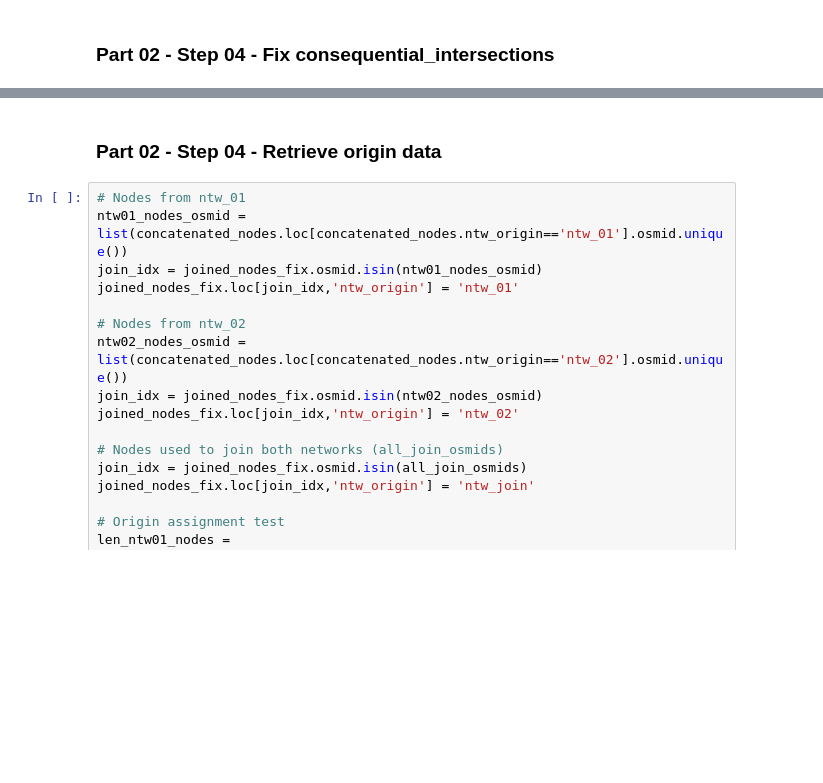
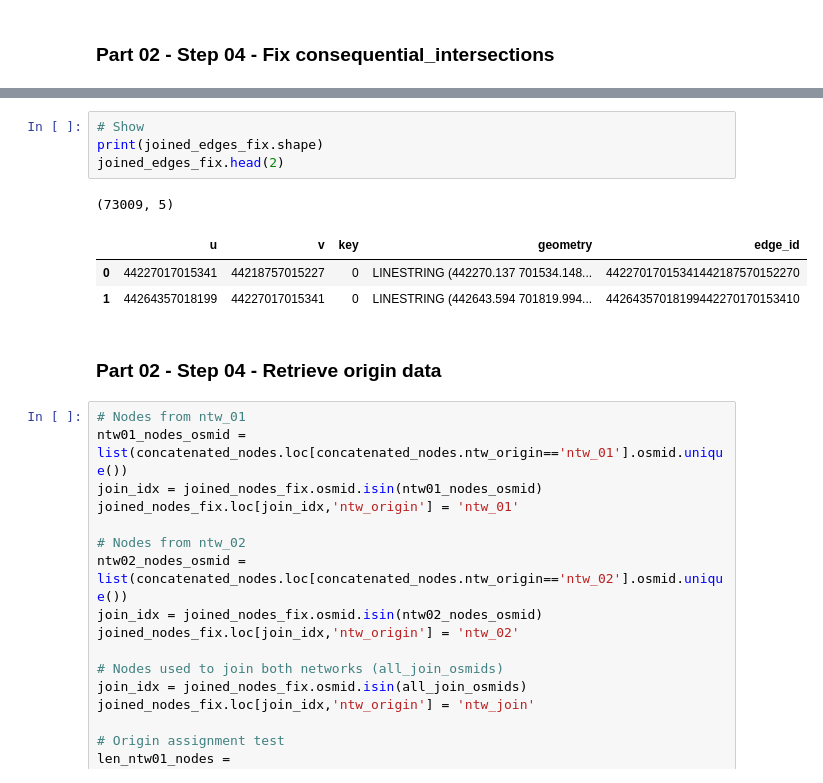
Before and after one commit to Observatorio-Ciudades/accesibilidad-urbana, a Jupyter notebook: notebooks/projects/volvo/10_[Final]_tessellations_boeing_ntw_join.ipynb, the cells around one changed output, grey strips where cells are left out. Saved outputs shown, nothing was run; the diff lists cells and outputs as text; blank space fills up the shorter version.

```diff
--- a/notebooks/projects/volvo/10_[Final]_tessellations_boeing_ntw_join.ipynb
+++ b/notebooks/projects/volvo/10_[Final]_tessellations_boeing_ntw_join.ipynb
@@ -2938,3 +3002,12 @@ dtype: object
+# %%
+# Show
+print(joined_edges_fix.shape)
+joined_edges_fix.head(2)
+# %% [output]
+(73009, 5)
+|  | u | v | key | geometry | edge_id |
+| 0 | 44227017015341 | 44218757015227 | 0 | LINESTRING (442270.137 701534.148... | 44227017015341442187570152270 |
+| 1 | 44264357018199 | 44227017015341 | 0 | LINESTRING (442643.594 701819.994... | 44264357018199442270170153410 |
 # %% [markdown]
 ### __Part 02 - Step 04 -__ Retrieve origin data
 # %%
```
Also changed, not shown: parts of 32 cells of this notebook, 1 other file.
